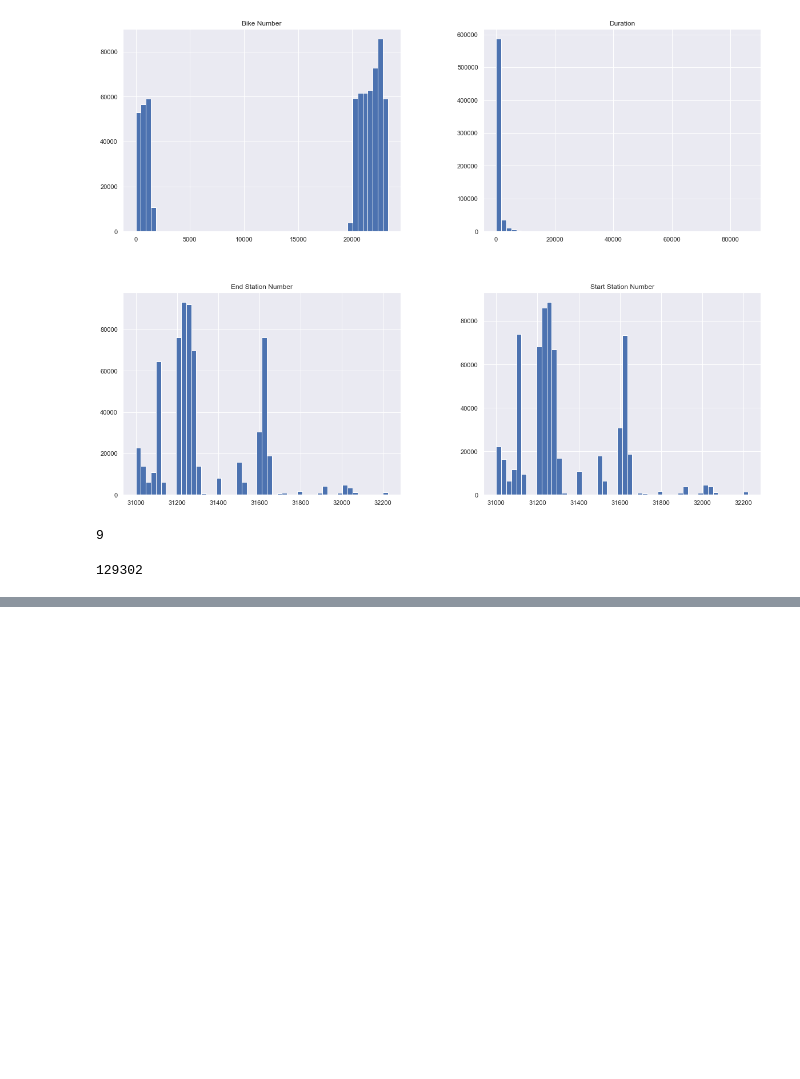
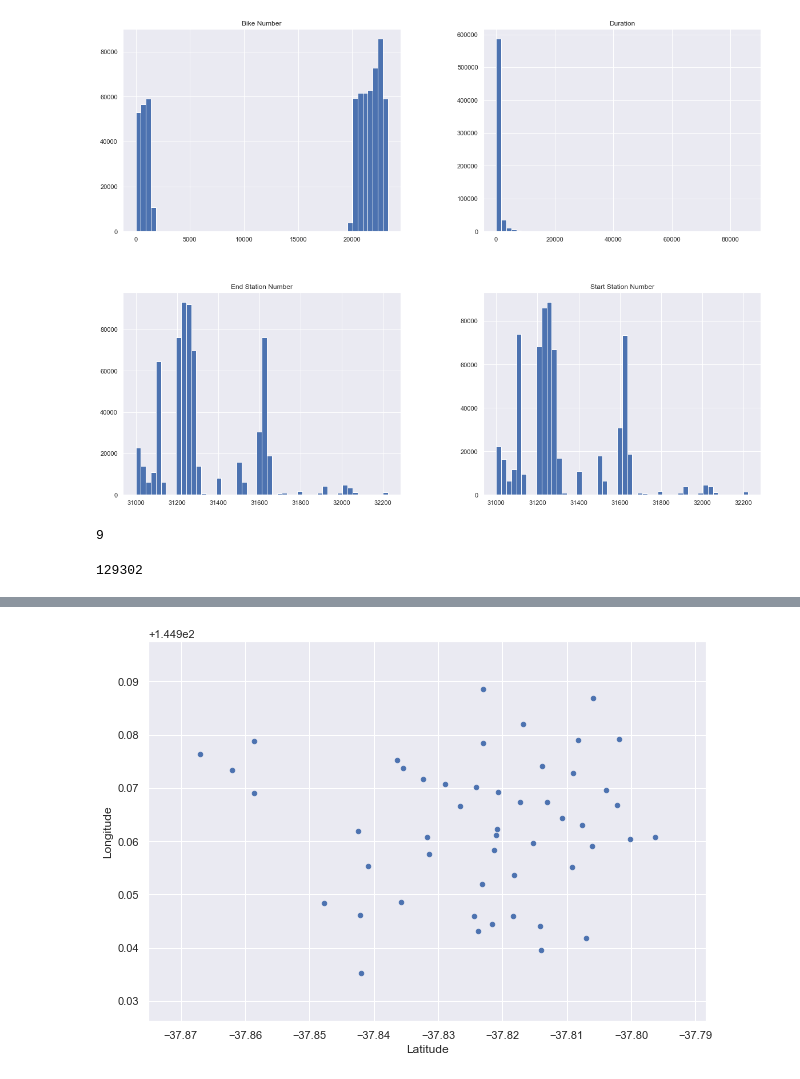
Before and after one commit to Urban-Analytics/SmartSocialCity, a Jupyter notebook: Machine Learning/Bike Sharing Project/data_modelling_bike_sharing_london.ipynb, the cells around one changed output, grey strips where cells are left out. Drawn from its saved outputs; the diff is of its cells as text; code cells hidden in the pictures; blank space fills up the shorter version.

```diff
--- a/Machine Learning/Bike Sharing Project/data_modelling_bike_sharing_london.ipynb
+++ b/Machine Learning/Bike Sharing Project/data_modelling_bike_sharing_london.ipynb
@@ -464,0 +499,6 @@ train_set, test_set = train_test_by_id(by_id, 0.2, "index")
+# %%
+%%time
+# Load up the journeys.csv dataset into dataframes
+dataframe_melbourne = pd.read_csv('data/Bike_Share_Dock_Locations.csv')
+dataframe_melbourne.columns = ['station_id', 'Name', 'Rental_Method', 'Capacity', 'Latitude', 'Longitude', 'Location']
+dataframe_melbourne.dropna()
@@ -464,0 +532,4 @@ train_set, test_set = train_test_by_id(by_id, 0.2, "index")
+# %%
+dataframe_melbourne.plot(kind = "scatter", x = "Latitude", y = "Longitude", figsize = (10, 7));
+# %% [output]
+[figure, added]
```
Also changed, not shown: parts of 16 cells of this notebook, 1 other file.
